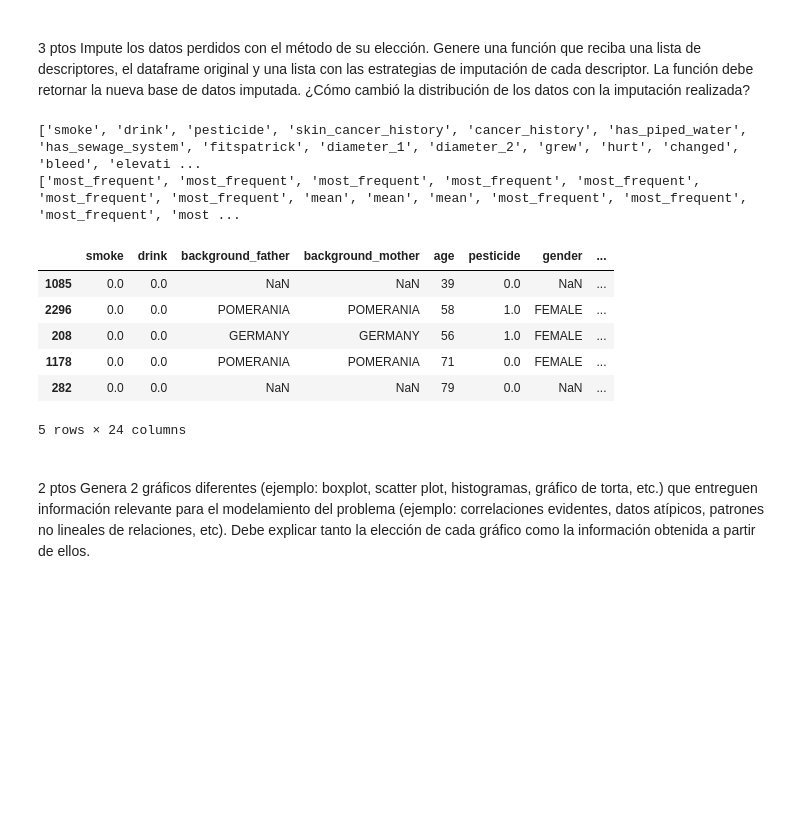
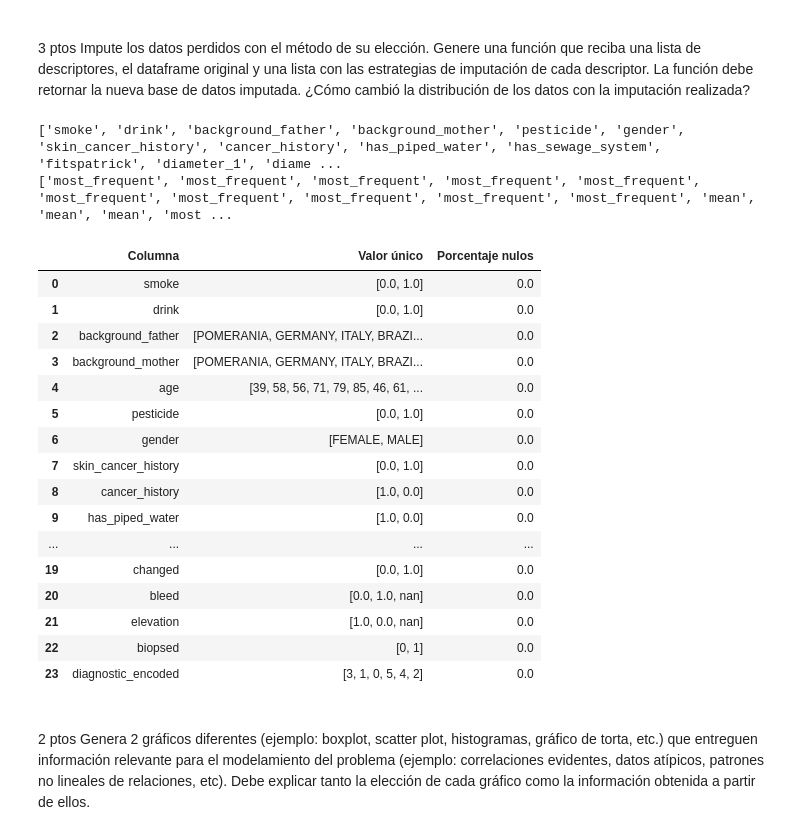
Before and after one commit to doritak/Machine-Learning, a Jupyter notebook: Actividad_3/Actividad_3.ipynb, the cells around one changed output. Cells and saved outputs as stored; diff of their text form; code cells hidden in the pictures; blank space fills up the shorter version.

```diff
--- a/Actividad_3/Actividad_3.ipynb
+++ b/Actividad_3/Actividad_3.ipynb
@@ -175,7 +175,8 @@ Label codificado: {'ACK': 0, 'BCC': 1, 'MEL': 2, 'NEV': 3, 'SCC': 4, 'SEK': 5}
 
 2 ptos Genere un diagnóstico de estadística descriptiva y de datos faltantes. Cree una función que permita realizar el diagnóstico de forma flexible, la función debe retornar, media, desviación estándar, valores perdidos por descriptor, valor máximo y valor mínimo. Usted puede usar funciones internas de otras librerías. Cada uno de los estadísticos debe ser un argumento booleano en la función y solo cuando se indique True este se calculará. Los descriptores para los cuales se calcularán estos descriptores también deben ser un argumento de la función.
 # %%
-def diagnositico_estadistico(descriptor, media:bool=False, desv:bool=False, perdidos:bool=False ,max:bool=False , min:bool=False, redondear:int=2, del_NaN:bool=True) -> dict:
+
+def diagnositico_estadistico(descriptor, media:bool=False, desv:bool=False, perdidos:bool=False ,max:bool=False , min:bool=False, redondear:int=2, del_NaN:bool=False) -> dict:
 # por defecto están todos seteados en False
     respuesta = {}
     # consulto primero por los valores perdidos, es decir, los NaN
@@ -184,16 +185,18 @@ def diagnositico_estadistico(descriptor, media:bool=False, desv:bool=False, perd
 
     # eliminar si hay valores Nan
     if del_NaN:
-        pd = descriptor.dropna()
+        d = descriptor.dropna()
+    else:
+        d = descriptor
 
     if media:
-        respuesta['media'] = float(pd.mean().round(redondear))
+        respuesta['media'] = float(d.mean().round(redondear))
     if desv:
-        respuesta['desviacion'] = float(pd.std().round(redondear))
+        respuesta['desviacion'] = float(d.std().round(redondear))
     if max:
-        respuesta['maximo'] = float(pd.max().round(redondear))
+        respuesta['maximo'] = float(d.max().round(redondear))
     if min:
-        respuesta['minimo'] = float(pd.min().round(redondear))
+        respuesta['minimo'] = float(d.min().round(redondear))
 
     return respuesta
 
@@ -268,33 +271,51 @@ He sacado esta información de videos en Youtube:
 # %%
 from sklearn.impute import SimpleImputer
 
-def imputar_datos(df:pd.DataFrame, lista_col:list, estrategia:list) -> pd.DataFrame:
+def imputar_datos(df:pd.DataFrame, lista_col:list, estrategias:list) -> pd.DataFrame:
     df_copy = df.copy()
-    for col, estrat in zip(lista_col, estrategia):
-        imp = SimpleImputer(strategy=estrat)
-        df_copy[col] = imp.fit_transform(df_copy[[col]])
+    for col, estrategia in zip(lista_col, estrategias):
+        if estrategia == 'most_frequent':
+            df_copy[col] = df_copy[col].fillna(df_copy[col].mode()[0])
+        elif estrategia == 'mean':
+            df_copy[col] = df_copy[col].fillna(df_copy[col].mean().round(2))
+        elif estrategia == 'median':
+            df_copy[col] = df_copy[col].fillna(df_copy[col].median().round(2))
+        elif estrategia == 'constant_zero':
+            df_copy[col] = df_copy[col].fillna(0)
+        elif estrategia == 'dropna':
+            df_copy[col] = df_copy[col].dropna()
+        # imputar = SimpleImputer(strategy=estrategia)
+        # df_copy[col] = imputar.fit_transform(df_copy[[col]]) # me causa muchos problemas
+
     return df_copy
 
 # cargar los datos de las columnas que tienen valores nulos
 col_a_imputar, estrategia = separar_datos_yaml('data/datos_guardados.yaml', 'Col_imputar')
-print(col_a_imputar)
-print(estrategia)
-
-# la estrategia se define sólo para datos numericos en la media, y para los categóricos en el valor más frecuente
-# estrategia = ['mean' if df[col].dtype in ['int64', 'float64'] else 'most_frequent' for col in col_a_imputar]
 
 df_imputado = imputar_datos(df, col_a_imputar, estrategia)
-df_imputado.head()
+
+df_analisis_imputado = obtener_analisis(df_imputado)
+df_analisis_imputado
 # %% [output]
-['smoke', 'drink', 'pesticide', 'skin_cancer_history', 'cancer_history', 'has_piped_water', 'has_sewage_system', 'fitspatrick', 'diameter_1', 'diameter_2', 'grew', 'hurt', 'changed', 'bleed', 'elevati ...
-['most_frequent', 'most_frequent', 'most_frequent', 'most_frequent', 'most_frequent', 'most_frequent', 'most_frequent', 'mean', 'mean', 'mean', 'most_frequent', 'most_frequent', 'most_frequent', 'most ...
+['smoke', 'drink', 'background_father', 'background_mother', 'pesticide', 'gender', 'skin_cancer_history', 'cancer_history', 'has_piped_water', 'has_sewage_system', 'fitspatrick', 'diameter_1', 'diame ...
+['most_frequent', 'most_frequent', 'most_frequent', 'most_frequent', 'most_frequent', 'most_frequent', 'most_frequent', 'most_frequent', 'most_frequent', 'most_frequent', 'mean', 'mean', 'mean', 'most ...
-|  | smoke | drink | background_father | background_mother | age | pesticide | gender | ... |
-| 1085 | 0.0 | 0.0 | NaN | NaN | 39 | 0.0 | NaN | ... |
-| 2296 | 0.0 | 0.0 | POMERANIA | POMERANIA | 58 | 1.0 | FEMALE | ... |
-| 208 | 0.0 | 0.0 | GERMANY | GERMANY | 56 | 1.0 | FEMALE | ... |
-| 1178 | 0.0 | 0.0 | POMERANIA | POMERANIA | 71 | 0.0 | FEMALE | ... |
-| 282 | 0.0 | 0.0 | NaN | NaN | 79 | 0.0 | NaN | ... |
+|  | Columna | Valor único | Porcentaje nulos |
+| 0 | smoke | [0.0, 1.0] | 0.0 |
+| 1 | drink | [0.0, 1.0] | 0.0 |
+| 2 | background_father | [POMERANIA, GERMANY, ITALY, BRAZI... | 0.0 |
+| 3 | background_mother | [POMERANIA, GERMANY, ITALY, BRAZI... | 0.0 |
+| 4 | age | [39, 58, 56, 71, 79, 85, 46, 61, ... | 0.0 |
+| 5 | pesticide | [0.0, 1.0] | 0.0 |
+| 6 | gender | [FEMALE, MALE] | 0.0 |
+| 7 | skin_cancer_history | [0.0, 1.0] | 0.0 |
+| 8 | cancer_history | [1.0, 0.0] | 0.0 |
+| 9 | has_piped_water | [1.0, 0.0] | 0.0 |
+| ... | ... | ... | ... |
+| 19 | changed | [0.0, 1.0] | 0.0 |
+| 20 | bleed | [0.0, 1.0, nan] | 0.0 |
+| 21 | elevation | [1.0, 0.0, nan] | 0.0 |
+| 22 | biopsed | [0, 1] | 0.0 |
+| 23 | diagnostic_encoded | [3, 1, 0, 5, 4, 2] | 0.0 |
-5 rows × 24 columns
 # %% [markdown]
 <div style="height: 5px; background: linear-gradient(to right, cyan, lime); margin-bottom: 20px;"></div>
 2 ptos Genera 2 gráficos diferentes (ejemplo: boxplot, scatter plot, histogramas, gráfico de torta, etc.) que entreguen información relevante para el modelamiento del problema (ejemplo: correlaciones evidentes, datos atípicos, patrones no lineales de relaciones, etc). Debe explicar tanto la elección de cada gráfico como la información obtenida a partir de ellos.
```
Also changed, not shown: parts of 27 cells of this notebook, 2 other files.
